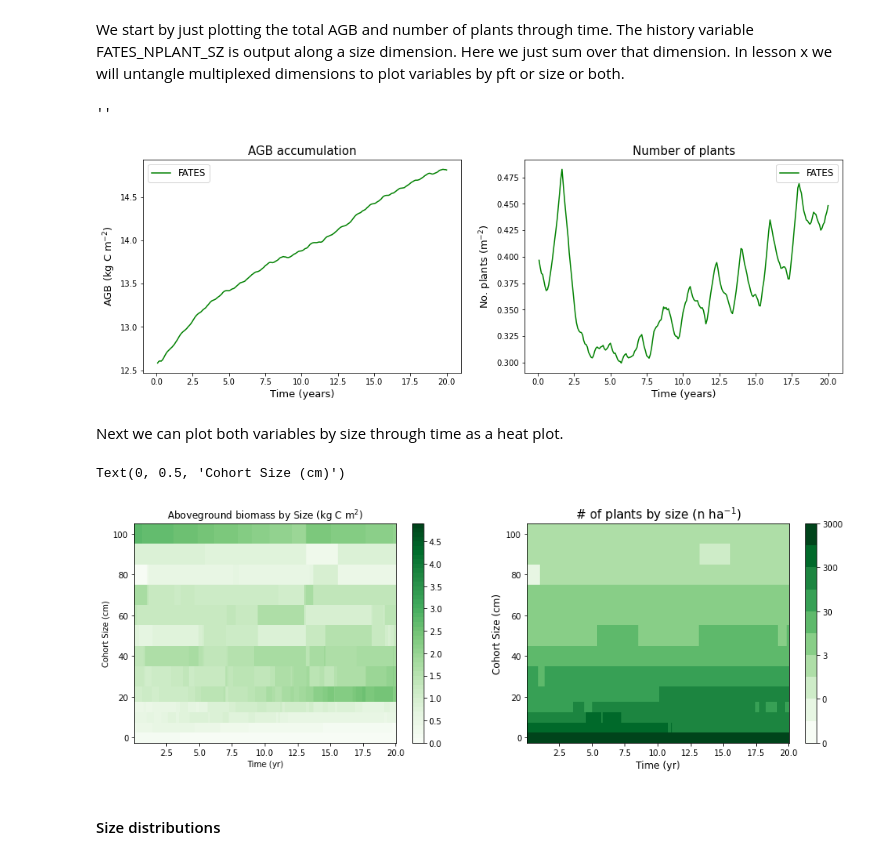
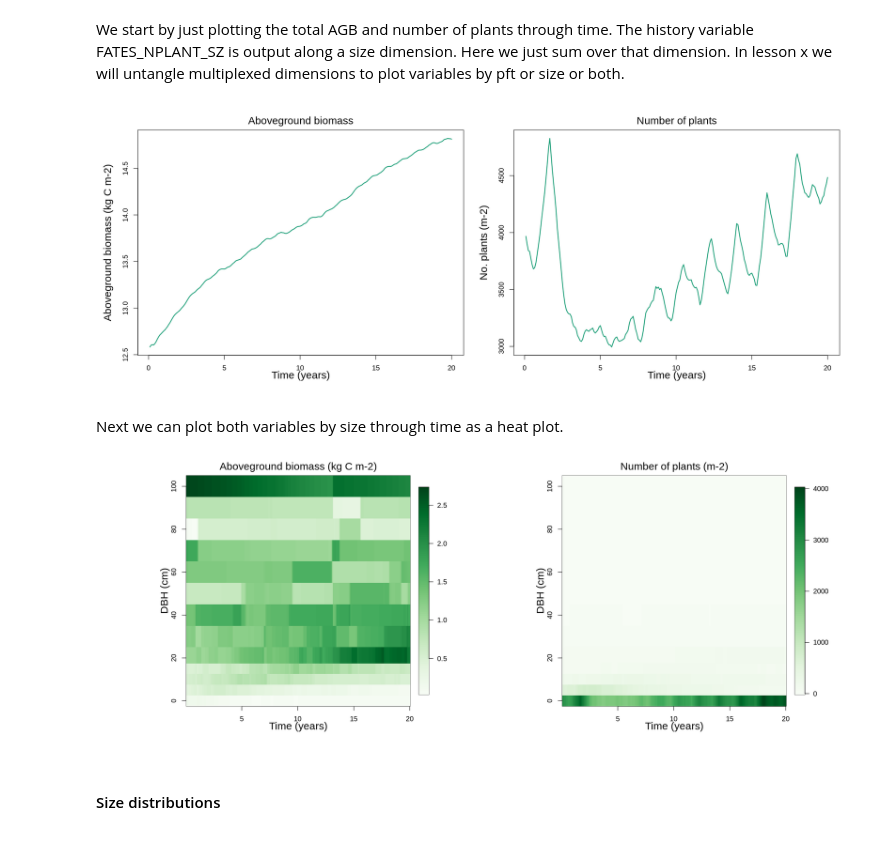
Before and after one commit to NGEET/fates-tutorial, a Jupyter notebook: fates-tutorial-jupyter-book/Lesson3_R_version.ipynb, the cells around one changed output. Saved outputs shown, nothing was run; the diff lists cells and outputs as text; code cells hidden in the pictures.

```diff
--- a/fates-tutorial-jupyter-book/Lesson3_R_version.ipynb
+++ b/fates-tutorial-jupyter-book/Lesson3_R_version.ipynb
@@ -23,7 +40,7 @@ cols_reds = brewer.pal(9, 'Reds')
 ### Load the FATES run
 # %%
 # load an example FATES run
-fates = nc_open('/Users/JFNeedham/Desktop/fates-tutorial-bci-inventory_init.Edf989f750d-Fb8e4eee5.2024-07-23.sofar.nc')
+fates = nc_open('/pscratch/sd/j/jneedham/elm_runs/fates-tute-runs/bci/fates-tutorial-bci-inventory_init.Edf989f750d-Fb8e4eee5.2024-07-23/run/fates-tutorial-bci-inventory_init.Edf989f750d-Fb8e4eee5.2024-07-23.sofar.nc')
 
 # Extract some useful variables
 lon = ncvar_get(fates, 'lon')
@@ -42,89 +57,70 @@ tave_stop = nyears*12
 We start by just plotting the total AGB and number of plants through time. The history variable FATES_NPLANT_SZ is output along a size dimension. Here we just sum over that dimension. In lesson x we will untangle multiplexed dimensions to plot variables by pft or size or both.
 # %%
 ## Fig 1
+options(repr.plot.width = 18)
+
 par(mfrow=c(1,2), mar=c(5,5,3,1))
 
 ### Vegetation carbon through time
 agb = ncvar_get(fates, 'FATES_VEGC_ABOVEGROUND')
-dim(agb)
+#dim(agb)
 
 fillvalue = ncatt_get(fates, 'FATES_VEGC_ABOVEGROUND', '_FillValue')
 agb[agb == fillvalue$value] = NA
 
 plot(time,agb, type = 'l', xlab ='', ylab = '',
      lwd = 2, col = cols[1], main = '')
 mtext('Time (years)', side=1, line=2, cex=1.5)
 mtext('Aboveground biomass (kg C m-2)', side=2, line=3, cex=1.5)
 mtext('Aboveground biomass', side=3, line=0.5, cex=1.5)
 
 ### Number of plants through time
 nplant = ncvar_get(fates, 'FATES_NPLANT_SZ') * 10000
-dim(nplant)
+#dim(nplant)
 
 fillvalue = ncatt_get(fates, 'FATES_NPLANT_SZ', '_FillValue')
 nplant[nplant == fillvalue$value] = NA
 
 # sum over the size dimension
 nplant_time  = colSums(nplant)
 
 plot(time, nplant_time, type = 'l', xlab ='', ylab = '',
      lwd = 2, col = cols[1], main='')
 mtext('Time (years)', side=1, line=2, cex=1.5)
 mtext('No. plants (m-2)', side=2, line=3, cex=1.5)
 mtext('Number of plants', side=3, line=0.5, cex=1.5)
 # %% [output]
-''
-[figure, old version]
+[figure, new version]
 # %% [markdown]
 Next we can plot both variables by size through time as a heat plot.
 # %%
-ncolors=20
+ncolors=100
 green_col_pal=colorRampPalette(cols_greens)(ncolors)
 
 agb = ncvar_get(fates, 'FATES_VEGC_ABOVEGROUND_SZ')
-dim(agb)
 fillvalue = ncatt_get(fates, 'FATES_VEGC_ABOVEGROUND_SZ', '_FillValue')
 agb[agb == fillvalue$value] = NA
 
-breaks = quantile(agb, probs=seq(0,1,length.out=21))
+par(mfrow=c(1,2), mar=c(5,4,2,1))
 
-par(fig=c(0,0.4,0,1), mar=c(5,4,2,1))
+# 1. AGB
+image.plot(x=time, y=sizebins, z=t(agb), xlab ='', ylab = '',
+      main = '', col=green_col_pal)
 
-image(x=time, y=sizebins, z=t(agb), xlab ='', ylab = '',
-      main = '', col=green_col_pal, breaks = breaks)
 mtext('Time (years)', side=1, line=2, cex=1.5)
 mtext('DBH (cm)', side=2, line=2, cex=1.5)
-mtext('Aboveground biomass through time by size', side=3, line=0.5, cex=1.5)
+mtext('Aboveground biomass (kg C m-2)', side=3, line=0.5, cex=1.5)
 
-par(fig = c(0.4,0.48,0.2,0.9), mar = c(0,0.1,0,2.5), new = TRUE)
-plot(c(0,1), c(min(breaks),max(breaks)), type='n', bty='n', xaxt='n', xlab='', yaxt='n', ylab='', main='')
-ticks=round(seq(min(breaks), max(breaks), len=length(breaks))[seq(1,21,2)],2)
-axis(side=4, ticks, las=1, cex=0.9, line=-1)
-y = seq(0, max(breaks), length.out=length(breaks))
-for (i in 1:(length(breaks))) {
-  rect(0,y[i],0.5,y[i+1], col=green_col_pal[i], border=NA)
-}
 
-breaks = quantile(nplant, probs=seq(0,1,length.out=21))
-par(fig=c(0.5,0.9,0,1), mar=c(5,4,2,1), new=TRUE)
+# 1. Number of plants
+image.plot(x=time, y=sizebins, z=t(nplant), xlab ='', ylab = '',
+      main = '', col=green_col_pal)
 
-image(x=time, y=sizebins, z=t(nplant), xlab ='', ylab = '',
-      main = '', col=green_col_pal, breaks = breaks)
 mtext('Time (years)', side=1, line=2, cex=1.5)
 mtext('DBH (cm)', side=2, line=2, cex=1.5)
-mtext('Number of plants through time by size', side=3, line=0.5, cex=1.5)
-
-par(fig = c(0.9,0.98,0.2,0.9), mar = c(0,0.1,0,2.5), new = TRUE)
-plot(c(0,1), c(min(breaks),max(breaks)), type='n', bty='n', xaxt='n', xlab='', yaxt='n', ylab='', main='')
-ticks=round(seq(min(breaks), max(breaks), len=length(breaks))[seq(1,21,2)],2)
-axis(side=4, ticks, las=1, cex=0.9, line=-1)
-y = seq(0, max(breaks), length.out=length(breaks))
-for (i in 1:(length(breaks))) {
-  rect(0,y[i],0.5,y[i+1], col=green_col_pal[i], border=NA)
-}
+mtext('Number of plants (m-2)', side=3, line=0.5, cex=1.5)
 # %% [output]
-Text(0, 0.5, 'Cohort Size (cm)')
-[figure, old version]
+[figure, new version]
 # %% [markdown]
 #### Size distributions
 # %% [markdown]
```
Also changed, not shown: parts of 9 cells of this notebook, 2 other files.
